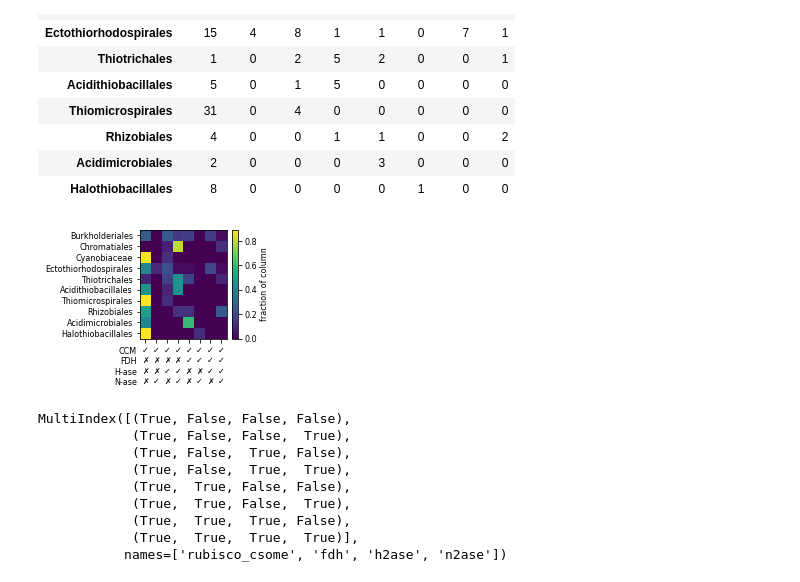
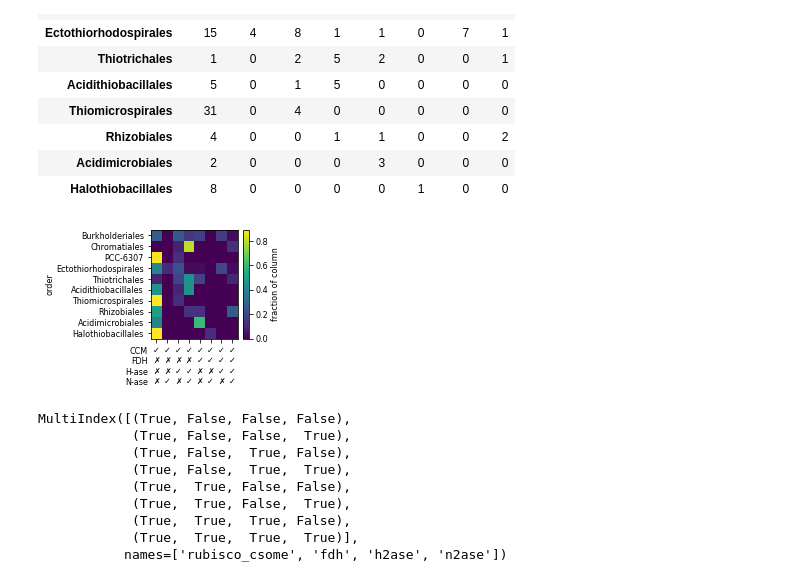
Before and after one commit to flamholz/knallgas_bioinformatics, a Jupyter notebook: notebooks/plot_species_dist.ipynb, the cells around one changed output. Cells and saved outputs as stored; diff of their text form; code cells hidden in the pictures.

```diff
--- a/notebooks/plot_species_dist.ipynb
+++ b/notebooks/plot_species_dist.ipynb
@@ -24,9 +25,11 @@ summary_df = pd.read_csv('../output/findabug/chemoauto_summary.csv')
 species_results_df = pd.read_csv('../output/findabug/genomes_of_interest_metadata.csv')
 # merge the gtdb taxonomic cols in summary_df
 tax_cols = ['genome_id', 'gtdb_domain', 'gtdb_phylum', 'gtdb_class', 'gtdb_order', 'gtdb_family', 'gtdb_genus', 'gtdb_species']
-summary_annot_df = pd.merge(summary_df, species_results_df[tax_cols], on='genome_id')
+summary_annot_df = pd.merge(summary_df, species_results_df, on='genome_id')
 summary_annot_df.genome_id.unique().size
 
+summary_annot_df.to_csv('../output/findabug/chemoauto_summary_annot.csv', index=False)
+
 summary_annot_df.columns
 # %% [output]
 Index(['genome_id', 'rubisco', 'sbpase', 'fdh', 'h2ase', 'meoh', 'n2ase',
@@ -193,31 +199,32 @@ ct
 # %%
 # make a heatmap from the above contingency table
 plt.figure(figsize=(2, 2))
 
 # Normalize counts per-column
 norm_ct = ct.div(ct.sum(axis=1), axis=0)
 plt.imshow(norm_ct.values, cmap='viridis')
 cb = plt.colorbar(label='fraction of column')
 
 my_yticks = norm_ct.index.values
 # find PCC-6307, replace with its only family Cyanobiaceae
 my_yticks[my_xticks == 'PCC-6307'] = 'Cyanobiaceae'
 plt.yticks(np.arange(len(norm_ct.index)), my_yticks, rotation=0)
 
 # use unicode check to represent TRUE and unicode X to represent false
 subs = lambda x: "\u2713" if x else "\u2717"
 my_xticks = ['\n'.join(map(subs, c)) for c in norm_ct.columns.values]
 
 plt.xticks(np.arange(len(norm_ct.columns)), my_xticks, ha='center')
 
 contingency_table_label = '\n'.join('CCM,FDH,H-ase,N-ase'.split(','))
 plt.figtext(0.12, 0.07, contingency_table_label, va='top', ha='right', size=8)
 
-plt.ylabel('')
-plt.xlabel('')
+plt.ylabel('order')
+#plt.xlabel('')
+plt.savefig('../output/plots/top_hits_by_order_heatmap.pdf', bbox_inches='tight')
 plt.show()
 # %% [output]
-[figure, old version]
+[figure, new version]
 # %%
 norm_ct.columns
 # %% [output]
```
Also changed, not shown: parts of 6 cells of this notebook.
